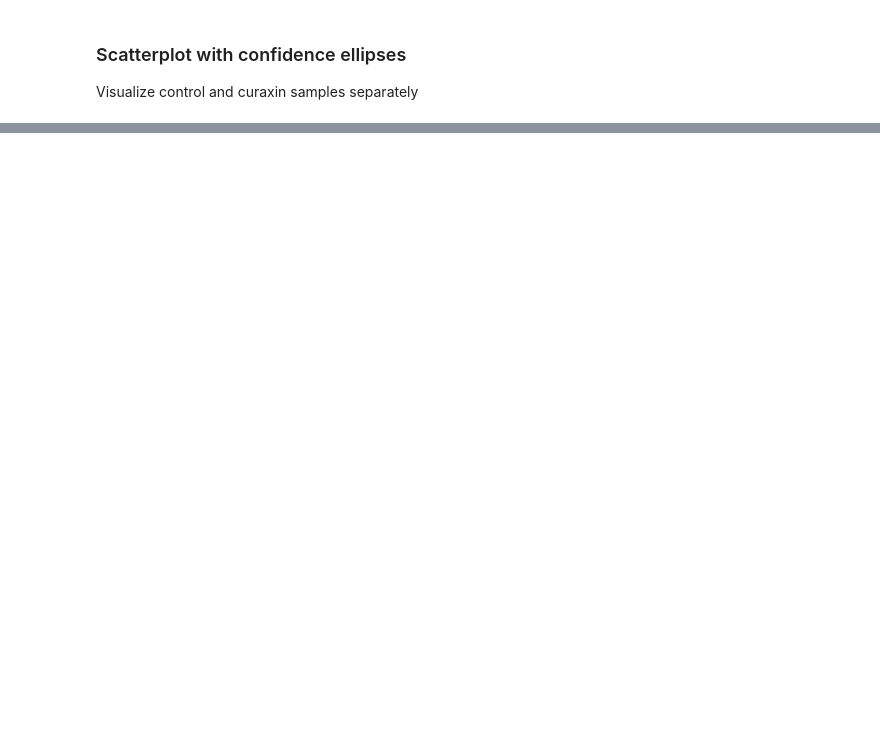
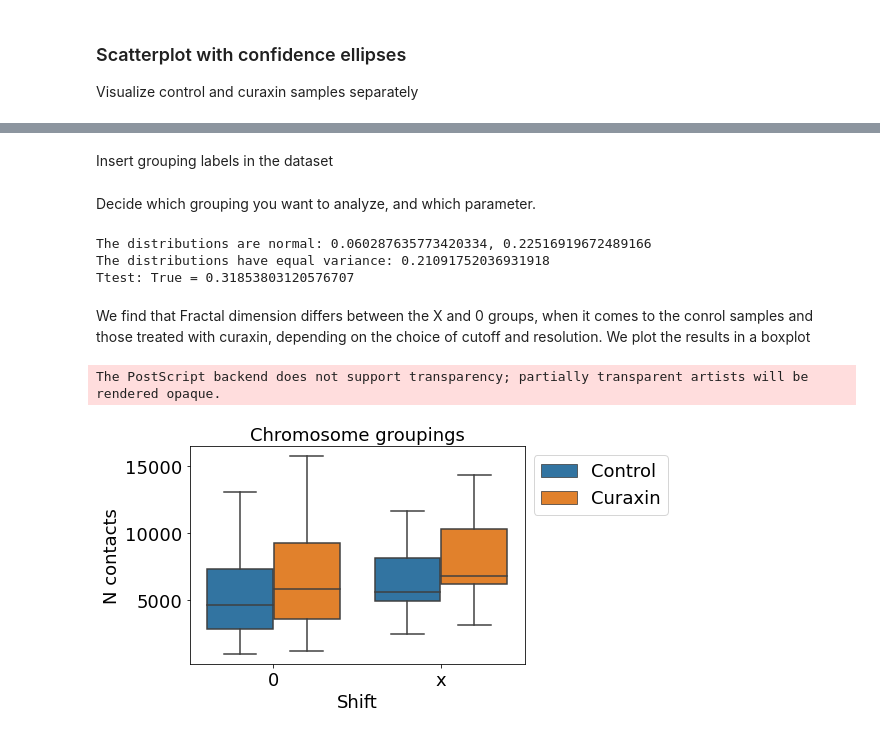
Before and after one commit to barbaroo/genome_topology, a Jupyter notebook: Hi-C map analysis/Process_curaxin.ipynb, the cells around one changed output, grey strips where cells are left out. Saved outputs shown, nothing was run; the diff lists cells and outputs as text; code cells hidden in the pictures; blank space fills up the shorter version.

Commit message:
Add Chromosome grouping analysis

```diff
--- a/Hi-C map analysis/Process_curaxin.ipynb
+++ b/Hi-C map analysis/Process_curaxin.ipynb
@@ -254,0 +261,44 @@ array([ 0.,  0.,  0., nan,  0.,  0.,  0.,  0.,  0.,  0.])
+# %%
+#arrays for groupings:
+grouping_maxima = [1, 2, 1, 1, 1, 1, 1, 2, 1, 2, 2, 2, 2, 2, 2, 2, 2, 1, 1, 1, 2, 2, 2]
+grouping_minima = [1, 1, 2, 2, 2, 1, 1, 1, 2, 1, 1, 1, 2, 2, 1, 2, 1, 2, 2, 2, 1, 1, 2]
+grouping_extra =  ['0', '0', 'x', 'x', '0', '0', '0', '0', '0', 'x', 'x', '0', 'x', '0', '0', 'x', '0', '0', '0', '0', '0', '0','x']
+# %% [markdown]
+Insert grouping labels in the dataset
+# %%
+grouping_maxima_array = grouping_maxima*4
+grouping_minima_array = grouping_minima*4
+groupingrouping_extra_array = grouping_extra*4
+
+data['Minima'] = grouping_minima_array
+data['Maxima'] = grouping_maxima_array
+data['Shift'] = groupingrouping_extra_array
+# %% [markdown]
+Decide which grouping you want to analyze, and which parameter.
+# %%
+grouping = 'Shift'
+parameter = 'N contacts'
+specimen = 'Control'
+
+group_1 = data[data[grouping] == '0']
+group_2 = data[data[grouping] == 'x']
+
+dist1 = group_1[group_1['Specimen'] == specimen][parameter]
+dist2 = group_2[group_2['Specimen'] == specimen][parameter]
+stats = comparison_distributions(dist1, dist2)
+# %% [output]
+The distributions are normal: 0.060287635773420334, 0.22516919672489166
+The distributions have equal variance: 0.21091752036931918
+Ttest: True = 0.31853803120576707
+# %% [markdown]
+We find that Fractal dimension differs between the X and 0 groups, when it comes to the conrol samples and those treated with curaxin, depending on the choice of cutoff and resolution. We plot the results in a boxplot
+# %%
+fig = plt.figure()
+plt.title('Chromosome groupings')
+sns.boxplot(y = parameter, x = 'Shift', hue = 'Specimen', data = data)
+plt.legend(bbox_to_anchor=(1, 1))
+
+save_figures(plot = fig,path = path_figures, name_file = f'{parameter}_grouping', method= quantile_thresh)
+# %% [output]
+The PostScript backend does not support transparency; partially transparent artists will be rendered opaque.
+[figure, added]
```
Also changed, not shown: parts of 12 cells of this notebook.
